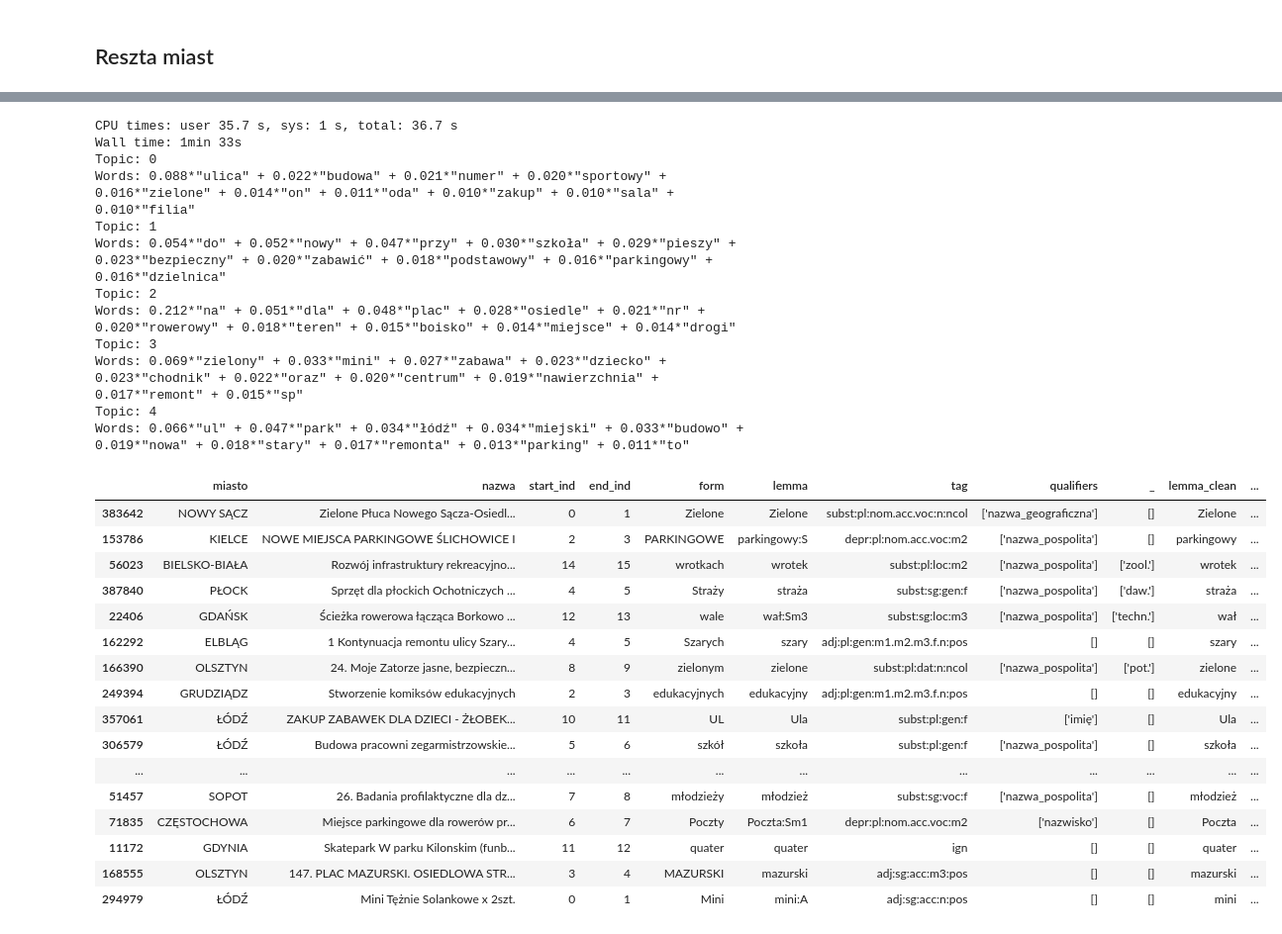
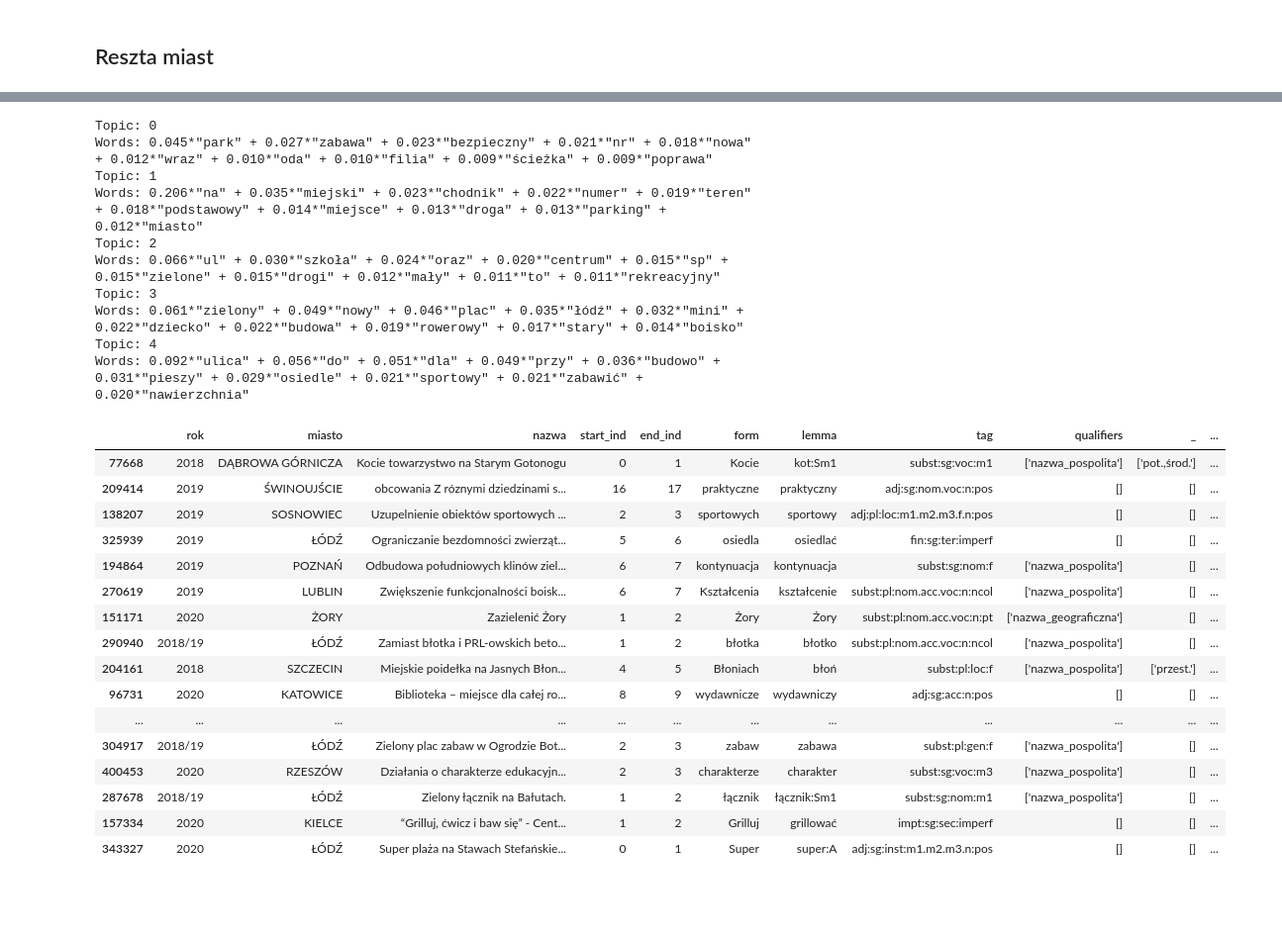
Before and after one commit to malowana/NLP_budzet_obywatelski, a Jupyter notebook: BO_analiza_morfologiczna_LDA.ipynb, the cells around one changed output, grey strips where cells are left out. Shown at 99% size. Cells and saved outputs as stored; diff of their text form; code cells hidden in the pictures; blank space fills up the shorter version.

```diff
--- a/BO_analiza_morfologiczna_LDA.ipynb
+++ b/BO_analiza_morfologiczna_LDA.ipynb
@@ -329,47 +387,48 @@ Words: 0.224*"na" + 0.048*"plac" + 0.028*"łódź" + 0.024*"dzielnica" + 0.018*"
 # %%
 #tfidf
-tfidf = models.TfidfModel(bow_corpus)
-corpus_tfidf = tfidf[bow_corpus]
+processed_docs = df_roc3['tokens']
+vocab = gensim.corpora.Dictionary(processed_docs)
+corpus = [vocab.doc2bow(doc) for doc in processed_docs]
+tfidf = models.TfidfModel(corpus)
+corpus_tfidf = tfidf[corpus]
 
-%time lda_model = gensim.models.LdaMulticore(corpus_tfidf, num_topics=5, id2word=vocab, passes=2, workers=10)
+lda_model = gensim.models.LdaMulticore(corpus_tfidf, num_topics=5, id2word=vocab, passes=2, workers=10)
 
 for idx, topic in lda_model.print_topics(-1):
     print('Topic: {} \nWords: {}'.format(idx, topic))
 # %% [output]
-CPU times: user 35.7 s, sys: 1 s, total: 36.7 s
-Wall time: 1min 33s
 Topic: 0
-Words: 0.088*"ulica" + 0.022*"budowa" + 0.021*"numer" + 0.020*"sportowy" + 0.016*"zielone" + 0.014*"on" + 0.011*"oda" + 0.010*"zakup" + 0.010*"sala" + 0.010*"filia"
+Words: 0.045*"park" + 0.027*"zabawa" + 0.023*"bezpieczny" + 0.021*"nr" + 0.018*"nowa" + 0.012*"wraz" + 0.010*"oda" + 0.010*"filia" + 0.009*"ścieżka" + 0.009*"poprawa"
 Topic: 1
-Words: 0.054*"do" + 0.052*"nowy" + 0.047*"przy" + 0.030*"szkoła" + 0.029*"pieszy" + 0.023*"bezpieczny" + 0.020*"zabawić" + 0.018*"podstawowy" + 0.016*"parkingowy" + 0.016*"dzielnica"
+Words: 0.206*"na" + 0.035*"miejski" + 0.023*"chodnik" + 0.022*"numer" + 0.019*"teren" + 0.018*"podstawowy" + 0.014*"miejsce" + 0.013*"droga" + 0.013*"parking" + 0.012*"miasto"
 Topic: 2
-Words: 0.212*"na" + 0.051*"dla" + 0.048*"plac" + 0.028*"osiedle" + 0.021*"nr" + 0.020*"rowerowy" + 0.018*"teren" + 0.015*"boisko" + 0.014*"miejsce" + 0.014*"drogi"
+Words: 0.066*"ul" + 0.030*"szkoła" + 0.024*"oraz" + 0.020*"centrum" + 0.015*"sp" + 0.015*"zielone" + 0.015*"drogi" + 0.012*"mały" + 0.011*"to" + 0.011*"rekreacyjny"
 Topic: 3
-Words: 0.069*"zielony" + 0.033*"mini" + 0.027*"zabawa" + 0.023*"dziecko" + 0.023*"chodnik" + 0.022*"oraz" + 0.020*"centrum" + 0.019*"nawierzchnia" + 0.017*"remont" + 0.015*"sp"
+Words: 0.061*"zielony" + 0.049*"nowy" + 0.046*"plac" + 0.035*"łódź" + 0.032*"mini" + 0.022*"dziecko" + 0.022*"budowa" + 0.019*"rowerowy" + 0.017*"stary" + 0.014*"boisko"
 Topic: 4
-Words: 0.066*"ul" + 0.047*"park" + 0.034*"łódź" + 0.034*"miejski" + 0.033*"budowo" + 0.019*"nowa" + 0.018*"stary" + 0.017*"remonta" + 0.013*"parking" + 0.011*"to"
+Words: 0.092*"ulica" + 0.056*"do" + 0.051*"dla" + 0.049*"przy" + 0.036*"budowo" + 0.031*"pieszy" + 0.029*"osiedle" + 0.021*"sportowy" + 0.021*"zabawić" + 0.020*"nawierzchnia"
 # %%
-tags = ['prep', 'conj', 'interj', 'part']
+tags = ['prep', 'conj', 'interj', 'part', 'adv']
 df_roc_clean = df_roc3[~df_roc3['tag'].str.contains('|'.join(tags))]
 df_roc_clean.sample(60)
 # %% [output]
-|  | miasto | nazwa | start_ind | end_ind | form | lemma | tag | qualifiers | _ | lemma_clean | ... |
-| 383642 | NOWY SĄCZ | Zielone Płuca Nowego Sącza-Osiedl... | 0 | 1 | Zielone | Zielone | subst:pl:nom.acc.voc:n:ncol | ['nazwa_geograficzna'] | [] | Zielone | ... |
-| 153786 | KIELCE | NOWE MIEJSCA PARKINGOWE ŚLICHOWICE I | 2 | 3 | PARKINGOWE | parkingowy:S | depr:pl:nom.acc.voc:m2 | ['nazwa_pospolita'] | [] | parkingowy | ... |
-| 56023 | BIELSKO-BIAŁA | Rozwój infrastruktury rekreacyjno... | 14 | 15 | wrotkach | wrotek | subst:pl:loc:m2 | ['nazwa_pospolita'] | ['zool.'] | wrotek | ... |
-| 387840 | PŁOCK | Sprzęt dla płockich Ochotniczych ... | 4 | 5 | Straży | straża | subst:sg:gen:f | ['nazwa_pospolita'] | ['daw.'] | straża | ... |
-| 22406 | GDAŃSK | Ścieżka rowerowa łącząca Borkowo ... | 12 | 13 | wale | wał:Sm3 | subst:sg:loc:m3 | ['nazwa_pospolita'] | ['techn.'] | wał | ... |
-| 162292 | ELBLĄG | 1 Kontynuacja remontu ulicy Szary... | 4 | 5 | Szarych | szary | adj:pl:gen:m1.m2.m3.f.n:pos | [] | [] | szary | ... |
-| 166390 | OLSZTYN | 24. Moje Zatorze jasne, bezpieczn... | 8 | 9 | zielonym | zielone | subst:pl:dat:n:ncol | ['nazwa_pospolita'] | ['pot.'] | zielone | ... |
-| 249394 | GRUDZIĄDZ | Stworzenie komiksów edukacyjnych | 2 | 3 | edukacyjnych | edukacyjny | adj:pl:gen:m1.m2.m3.f.n:pos | [] | [] | edukacyjny | ... |
-| 357061 | ŁÓDŹ | ZAKUP ZABAWEK DLA DZIECI - ŻŁOBEK... | 10 | 11 | UL | Ula | subst:pl:gen:f | ['imię'] | [] | Ula | ... |
-| 306579 | ŁÓDŹ | Budowa pracowni zegarmistrzowskie... | 5 | 6 | szkół | szkoła | subst:pl:gen:f | ['nazwa_pospolita'] | [] | szkoła | ... |
+|  | rok | miasto | nazwa | start_ind | end_ind | form | lemma | tag | qualifiers | _ | ... |
+| 77668 | 2018 | DĄBROWA GÓRNICZA | Kocie towarzystwo na Starym Gotonogu | 0 | 1 | Kocie | kot:Sm1 | subst:sg:voc:m1 | ['nazwa_pospolita'] | ['pot.,środ.'] | ... |
+| 209414 | 2019 | ŚWINOUJŚCIE | obcowania Z róznymi dziedzinami s... | 16 | 17 | praktyczne | praktyczny | adj:sg:nom.voc:n:pos | [] | [] | ... |
+| 138207 | 2019 | SOSNOWIEC | Uzupelnienie obiektów sportowych ... | 2 | 3 | sportowych | sportowy | adj:pl:loc:m1.m2.m3.f.n:pos | [] | [] | ... |
+| 325939 | 2019 | ŁÓDŹ | Ograniczanie bezdomności zwierząt... | 5 | 6 | osiedla | osiedlać | fin:sg:ter:imperf | [] | [] | ... |
+| 194864 | 2019 | POZNAŃ | Odbudowa południowych klinów ziel... | 6 | 7 | kontynuacja | kontynuacja | subst:sg:nom:f | ['nazwa_pospolita'] | [] | ... |
+| 270619 | 2019 | LUBLIN | Zwiększenie funkcjonalności boisk... | 6 | 7 | Kształcenia | kształcenie | subst:pl:nom.acc.voc:n:ncol | ['nazwa_pospolita'] | [] | ... |
+| 151171 | 2020 | ŻORY | Zazielenić Żory | 1 | 2 | Żory | Żory | subst:pl:nom.acc.voc:n:pt | ['nazwa_geograficzna'] | [] | ... |
+| 290940 | 2018/19 | ŁÓDŹ | Zamiast błotka i PRL-owskich beto... | 1 | 2 | błotka | błotko | subst:pl:nom.acc.voc:n:ncol | ['nazwa_pospolita'] | [] | ... |
+| 204161 | 2018 | SZCZECIN | Miejskie poidełka na Jasnych Błon... | 4 | 5 | Błoniach | błoń | subst:pl:loc:f | ['nazwa_pospolita'] | ['przest.'] | ... |
+| 96731 | 2020 | KATOWICE | Biblioteka – miejsce dla całej ro... | 8 | 9 | wydawnicze | wydawniczy | adj:sg:acc:n:pos | [] | [] | ... |
 | ... | ... | ... | ... | ... | ... | ... | ... | ... | ... | ... | ... |
-| 51457 | SOPOT | 26. Badania profilaktyczne dla dz... | 7 | 8 | młodzieży | młodzież | subst:sg:voc:f | ['nazwa_pospolita'] | [] | młodzież | ... |
-| 71835 | CZĘSTOCHOWA | Miejsce parkingowe dla rowerów pr... | 6 | 7 | Poczty | Poczta:Sm1 | depr:pl:nom.acc.voc:m2 | ['nazwisko'] | [] | Poczta | ... |
-| 11172 | GDYNIA | Skatepark W parku Kilonskim (funb... | 11 | 12 | quater | quater | ign | [] | [] | quater | ... |
-| 168555 | OLSZTYN | 147. PLAC MAZURSKI. OSIEDLOWA STR... | 3 | 4 | MAZURSKI | mazurski | adj:sg:acc:m3:pos | [] | [] | mazurski | ... |
-| 294979 | ŁÓDŹ | Mini Tężnie Solankowe x 2szt. | 0 | 1 | Mini | mini:A | adj:sg:acc:n:pos | [] | [] | mini | ... |
+| 304917 | 2018/19 | ŁÓDŹ | Zielony plac zabaw w Ogrodzie Bot... | 2 | 3 | zabaw | zabawa | subst:pl:gen:f | ['nazwa_pospolita'] | [] | ... |
+| 400453 | 2020 | RZESZÓW | Działania o charakterze edukacyjn... | 2 | 3 | charakterze | charakter | subst:sg:voc:m3 | ['nazwa_pospolita'] | [] | ... |
+| 287678 | 2018/19 | ŁÓDŹ | Zielony łącznik na Bałutach. | 1 | 2 | łącznik | łącznik:Sm1 | subst:sg:nom:m1 | ['nazwa_pospolita'] | [] | ... |
+| 157334 | 2020 | KIELCE | “Grilluj, ćwicz i baw się” - Cent... | 1 | 2 | Grilluj | grillować | impt:sg:sec:imperf | [] | [] | ... |
+| 343327 | 2020 | ŁÓDŹ | Super plaża na Stawach Stefańskie... | 0 | 1 | Super | super:A | adj:sg:inst:m1.m2.m3.n:pos | [] | [] | ... |
 # %%
 #cbow
 processed_docs = df_roc_clean['tokens']
```
Also changed, not shown: parts of 53 cells of this notebook.
